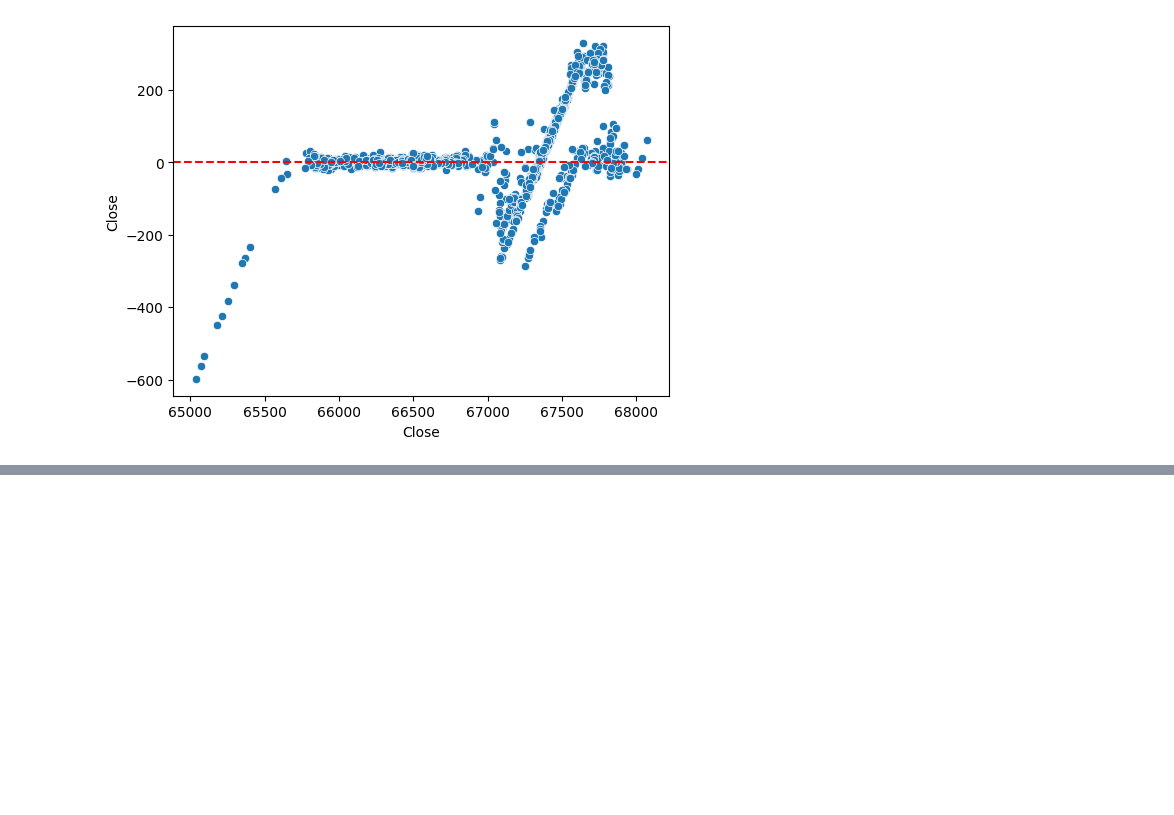
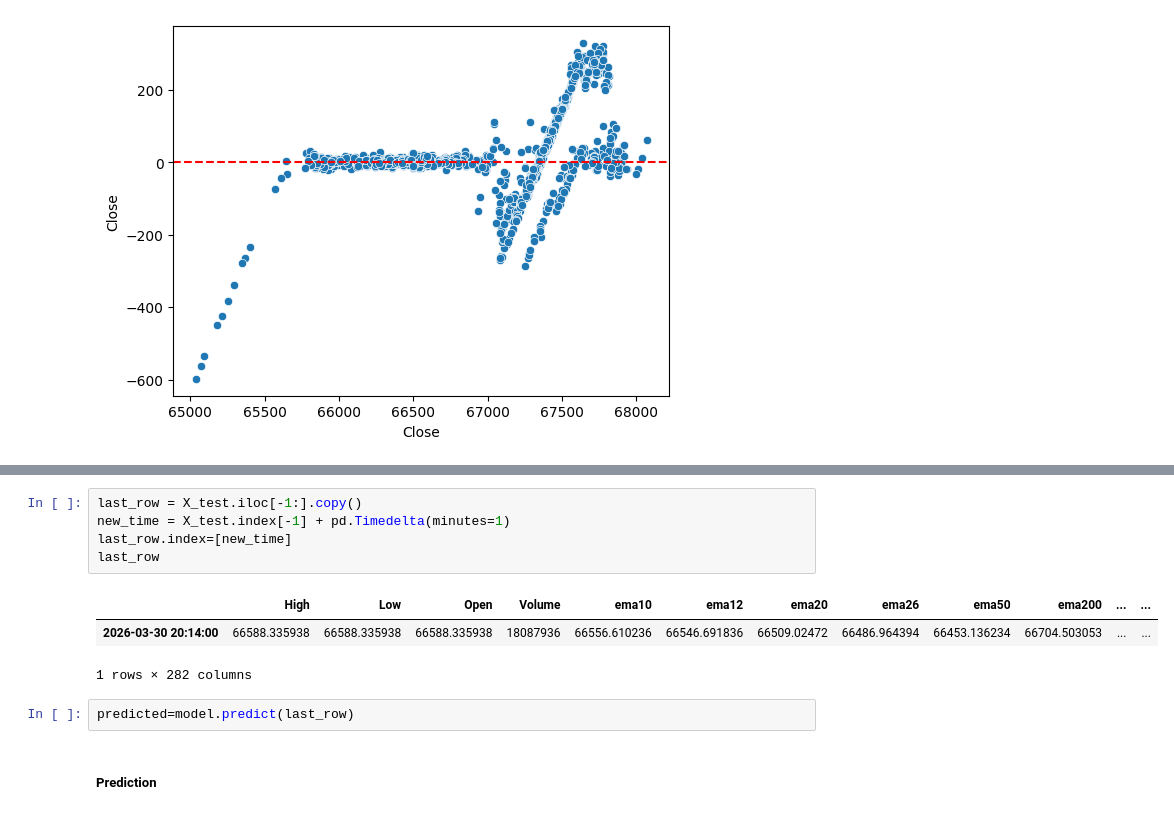
Before and after one commit to eriostre/Stock-Market-Projects, a Jupyter notebook: BTC-USD_forecast_by_XGBoost.ipynb, the cells around one changed output, grey strips where cells are left out. Drawn from its saved outputs; the diff is of its cells as text; blank space fills up the shorter version.

```diff
--- a/BTC-USD_forecast_by_XGBoost.ipynb
+++ b/BTC-USD_forecast_by_XGBoost.ipynb
@@ -188,0 +217,13 @@ test.tail(1)
+# %%
+last_row = X_test.iloc[-1:].copy()
+new_time = X_test.index[-1] + pd.Timedelta(minutes=1)
+last_row.index=[new_time]
+last_row
+# %% [output]
+|  | High | Low | Open | Volume | ema10 | ema12 | ema20 | ema26 | ema50 | ema200 | ... | ... |
+| 2026-03-30 20:14:00 | 66588.335938 | 66588.335938 | 66588.335938 | 18087936 | 66556.610236 | 66546.691836 | 66509.02472 | 66486.964394 | 66453.136234 | 66704.503053 | ... | ... |
+1 rows × 282 columns
+# %%
+predicted=model.predict(last_row)
+# %% [markdown]
+##### Prediction
```
Also changed, not shown: parts of 17 cells of this notebook.
